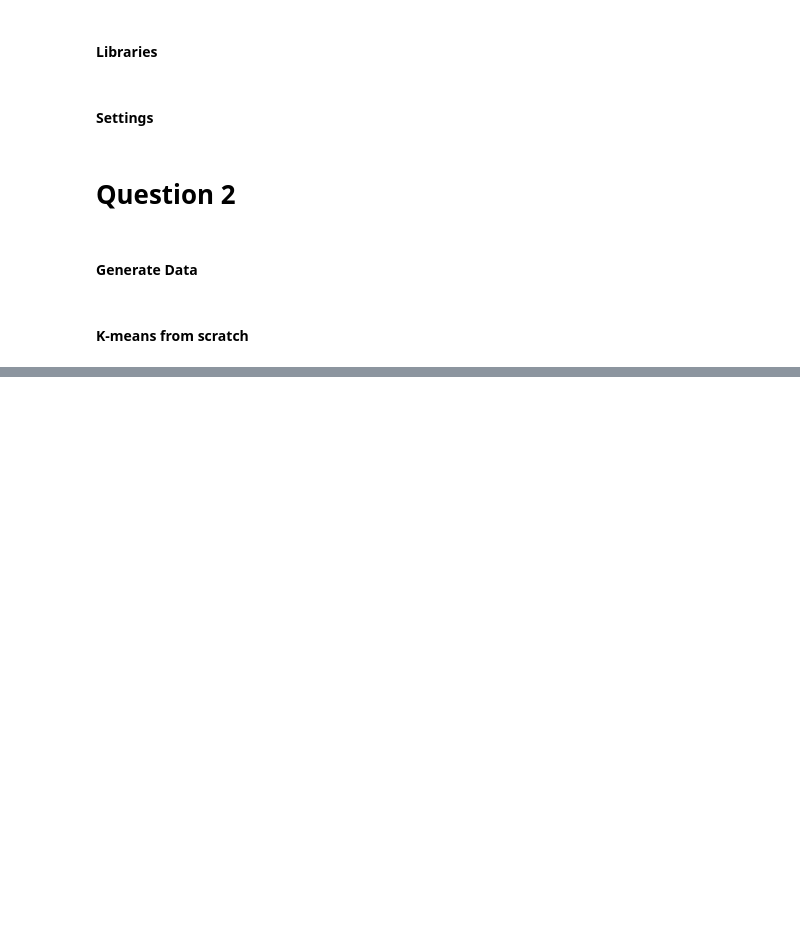
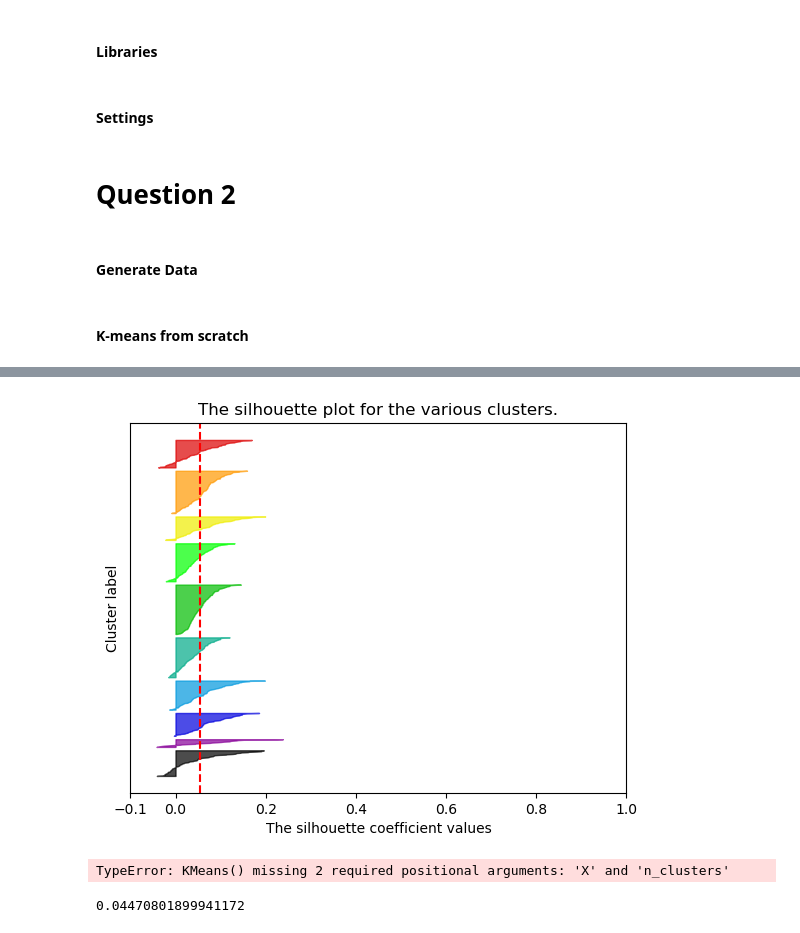
Before and after one commit to samswain2/MSiA-WQ, a Jupyter notebook: MSiA 421/hw02/hw02-q2-q3.ipynb, the cells around one changed output, grey strips where cells are left out. Drawn from its saved outputs; the diff is of its cells as text; code cells hidden in the pictures; blank space fills up the shorter version.

```diff
--- a/MSiA 421/hw02/hw02-q2-q3.ipynb
+++ b/MSiA 421/hw02/hw02-q2-q3.ipynb
@@ -98,0 +111,43 @@ plt.show()
+# %%
+# Calculate the silhouette scores for each sample
+sample_silhouette_values = silhouette_samples(X_2, labels)
+
+# Compute the average silhouette score
+average_silhouette_score = silhouette_score(X_2, labels)
+
+# Plot the silhouette scores for each sample
+y_lower = 10
+for i in range(k):
+    ith_cluster_silhouette_values = sample_silhouette_values[labels == i]
+    ith_cluster_silhouette_values.sort()
+
+    size_cluster_i = ith_cluster_silhouette_values.shape[0]
+    y_upper = y_lower + size_cluster_i
+
+    color = cm.nipy_spectral(float(i) / k)
+    plt.fill_betweenx(np.arange(y_lower, y_upper), 0, ith_cluster_silhouette_values, facecolor=color, edgecolor=color, alpha=0.7)
+
+    y_lower = y_upper + 10
+
+plt.title("The silhouette plot for the various clusters.")
+plt.xlabel("The silhouette coefficient values")
+plt.ylabel("Cluster label")
+
+# The vertical line for average silhouette score of all the values
+plt.axvline(x=average_silhouette_score, color="red", linestyle="--")
+
+plt.yticks([])  # Clear the yaxis labels / ticks
+plt.xticks([-0.1, 0, 0.2, 0.4, 0.6, 0.8, 1])
+
+plt.show()
+# %% [output]
+[figure, added]
+# %%
+visualizer = KElbowVisualizer(KMeans(), n_clusters=(2,10))
+# %% [output]
+TypeError: KMeans() missing 2 required positional arguments: 'X' and 'n_clusters'
+# %%
+average_silhouette_score = silhouette_score(X_2, labels)
+average_silhouette_score
+# %% [output]
+0.04470801899941172
```
Also changed, not shown: parts of 10 cells of this notebook, 8 other files.
